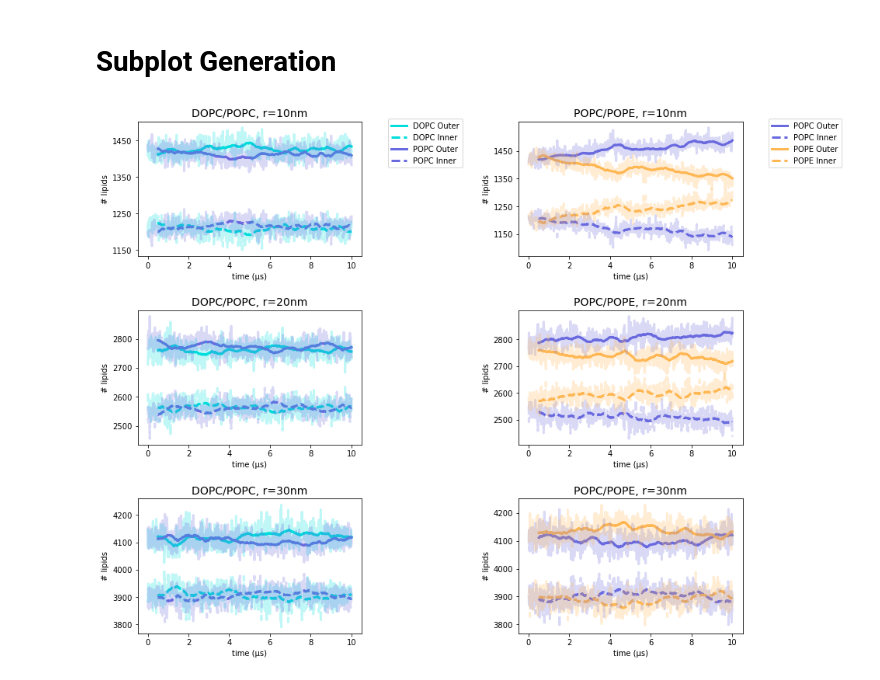
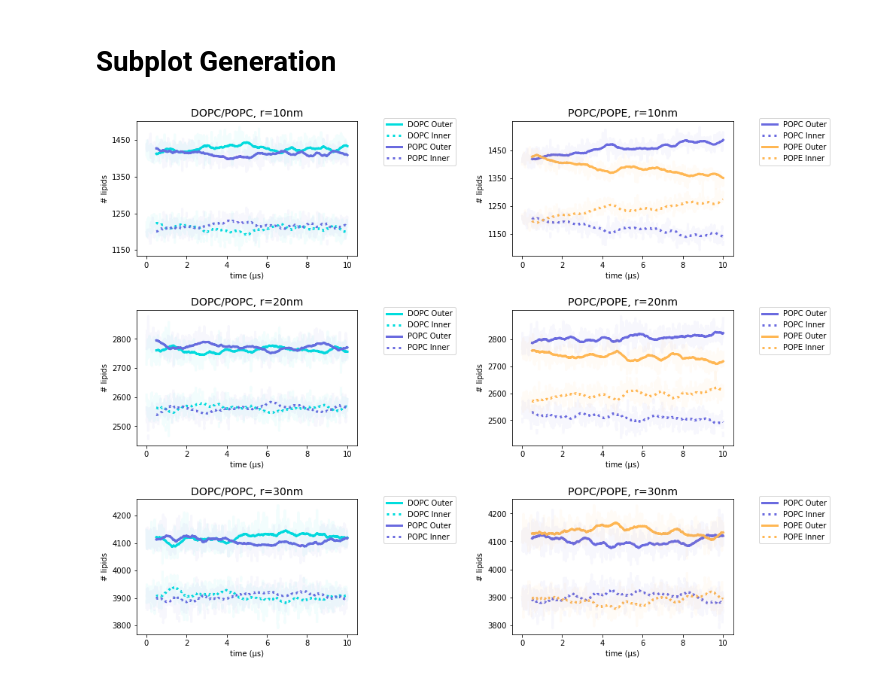
Before and after one commit to MoMS-MMSB/lipid_sorting, a Jupyter notebook: Sample Systems Analysis.ipynb, the cells around one changed output. Cells and saved outputs as stored; diff of their text form; code cells hidden in the pictures.

```diff
--- a/Sample Systems Analysis.ipynb
+++ b/Sample Systems Analysis.ipynb
@@ -16,13 +16,16 @@ The autoreload extension is already loaded. To reload it, use:
 # %%
 colours = {"DOPC": "#00dddd",
            "POPC": "#6a6adf",
-           "POPE": "#ffb753"}
+           "POPE": "#ffb753",
+           "DOPE": "#cee051",
+           "DOPS": "red",
+           "DOPA": "purple"}
 # %%
 out_dir = "figures/Plots/"
 # %% [markdown]
 # DOPC & POPC
 # %%
-results = "example_results/"
+results = "test/example_results/"
 
 DOPC_POPC_10 = results + "DOPC_POPC_10.csv"
 
@@ -35,4 +38,10 @@ POPC_POPE_10 = results + "POPC_POPE_10.csv"
 POPC_POPE_20 = results + "POPC_POPE_20.csv"
 
 POPC_POPE_30 = results + "POPC_POPE_30.csv"
+
+ER5_10 = results + "ER5_10.csv"
+
+ER5_20 = results + "ER5_20.csv"
+
+ER5_30 = results + "ER5_30.csv"
 # %%
@@ -90,12 +180,12 @@ def inner_outer_plots(axs, df, resnames, colours):
     axs.plot(df[resnames[1] + " Outer"].rolling(50).mean(), color=colours[resnames[1]], linewidth=3, linestyle="-", label= resnames[1] + " Outer")
     axs.plot(df[resnames[1] + " Inner"].rolling(50).mean(), color=colours[resnames[1]], linewidth=3, linestyle="--", label= resnames[1] + " Inner")
 
-    axs.plot(df[resnames[0] + " Outer"], color=colours[resnames[0]], linewidth=3, linestyle="-", label= resnames[0] + " Outer", alpha=0.25)
-    axs.plot(df[resnames[0] + " Inner"], color=colours[resnames[0]], linewidth=3, linestyle="--", label= resnames[0] + " Inner", alpha=0.25)
-    axs.plot(df[resnames[1] + " Outer"], color=colours[resnames[1]], linewidth=3, linestyle="-", label= resnames[1] + " Outer", alpha=0.25)
-    axs.plot(df[resnames[1] + " Inner"], color=colours[resnames[1]], linewidth=3, linestyle="--", label= resnames[1] + " Inner", alpha=0.25)
+    axs.plot(df[resnames[0] + " Outer"], color=colours[resnames[0]], linewidth=3, linestyle="-", label= resnames[0] + " Outer", alpha=0.15)
+    axs.plot(df[resnames[0] + " Inner"], color=colours[resnames[0]], linewidth=3, linestyle="--", label= resnames[0] + " Inner", alpha=0.15)
+    axs.plot(df[resnames[1] + " Outer"], color=colours[resnames[1]], linewidth=3, linestyle="-", label= resnames[1] + " Outer", alpha=0.15)
+    axs.plot(df[resnames[1] + " Inner"], color=colours[resnames[1]], linewidth=3, linestyle="--", label= resnames[1] + " Inner", alpha=0.15)
 # %%
-fig, axs = plt.subplots(3,2, figsize=(10, 10))
+fig, axs = plt.subplots(3,2, figsize=(12, 16))
 fig.tight_layout(pad=2.0)
 fig.set_size_inches(12, 10)
 
@@ -125,34 +215,36 @@ axs[1,0].legend(bbox_to_anchor=(1.1, 1.05),labels=["DOPC Outer", "DOPC Inner", "
 
 # DOPC/POPC r30
 inner_outer_plots(axs[2][0], DP_30_df,["DOPC", "POPC"], colours)
 axs[2][0].set_title("DOPC/POPC, r=30nm")
 axs[2][0].set_ylabel("# lipids")
 axs[2][0].set_xlabel("time (µs)")
 axs[2,0].yaxis.set_ticks(np.arange(3800, 4300, 100))
-axs[0,0].legend(bbox_to_anchor=(1.1, 1.05),labels=["DOPC Outer", "DOPC Inner", "POPC Outer", "POPC Inner"])
+axs[2,0].legend(bbox_to_anchor=(1.1, 1.05),labels=["DOPC Outer", "DOPC Inner", "POPC Outer", "POPC Inner"])
 
 # POPC/POPE r10
 inner_outer_plots(axs[0][1], PP_10_df,["POPC", "POPE"], colours)
 axs[0][1].set_title("POPC/POPE, r=10nm")
 axs[0][1].set_ylabel("# lipids")
 axs[0][1].set_xlabel("time (µs)")
 axs[0,1].yaxis.set_ticks(np.arange(1150, 1500, 100))
+axs[0,1].legend(bbox_to_anchor=(1.1, 1.05),labels=["POPC Outer", "POPC Inner", "POPE Outer", "POPE Inner"])
 
 # POPC/POPE r20
 inner_outer_plots(axs[1][1], PP_20_df,["POPC", "POPE"], colours)
 axs[1][1].set_title("POPC/POPE, r=20nm")
 axs[1][1].set_ylabel("# lipids")
 axs[1][1].set_xlabel("time (µs)")
 axs[1,1].yaxis.set_ticks(np.arange(2500, 2900, 100))
+axs[1,1].legend(bbox_to_anchor=(1.1, 1.05),labels=["POPC Outer", "POPC Inner", "POPE Outer", "POPE Inner"])
 
 # POPC/POPE r30
 inner_outer_plots(axs[2][1], PP_30_df,["POPC", "POPE"], colours)
 axs[2][1].set_title("POPC/POPE, r=30nm")
 axs[2][1].set_ylabel("# lipids")
 axs[2][1].set_xlabel("time (µs)")
 axs[2,1].yaxis.set_ticks(np.arange(3800, 4300, 100))
+axs[2,1].legend(bbox_to_anchor=(1.1, 1.05),labels=["POPC Outer", "POPC Inner", "POPE Outer", "POPE Inner"])
 
-axs[0,1].legend(bbox_to_anchor=(1.1, 1.05),labels=["POPC Outer", "POPC Inner", "POPE Outer", "POPE Inner"])
-plt.savefig(out_dir + "subplots.png")
+plt.savefig(out_dir + "binary_subplots.png", bbox_inches='tight')
 # %% [output]
-[figure, old version]
+[figure, new version]
```
Also changed, not shown: parts of 17 cells of this notebook, 24 other files.
